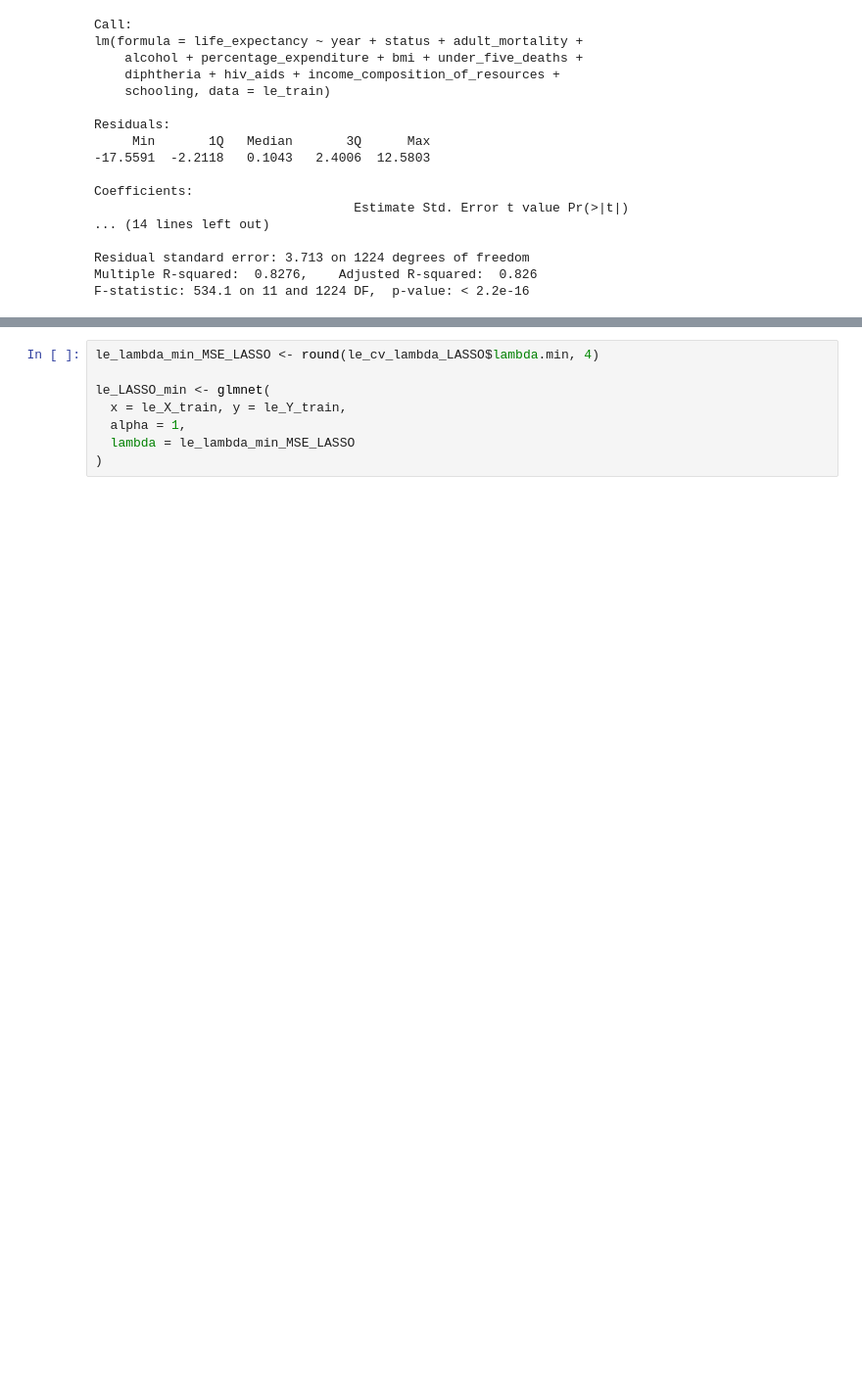
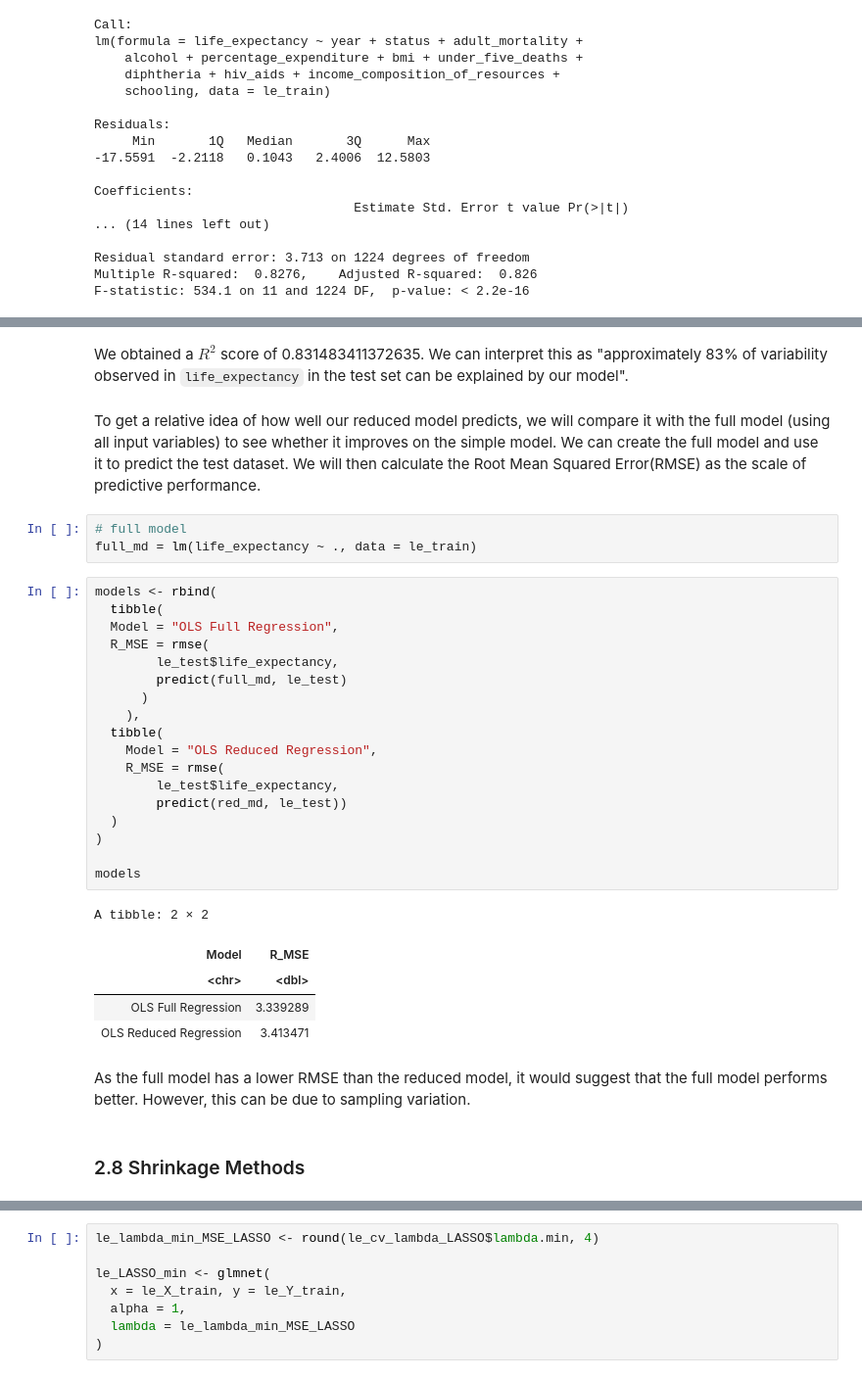
Before and after one commit to fionawang-yf/STAT301-LifeExpectancy, a Jupyter notebook: STAT301-Group1-Report.ipynb, the cells around one changed output, grey strips where cells are left out. Shown at 98% size. Cells and saved outputs as stored; diff of their text form; blank space fills up the shorter version.

```diff
--- a/STAT301-Group1-Report.ipynb
+++ b/STAT301-Group1-Report.ipynb
@@ -496 +547,36 @@ F-statistic: 534.1 on 11 and 1224 DF,  p-value: < 2.2e-16
+# %% [markdown]
+We obtained a $R^2$ score of 0.831483411372635. We can interpret this as "approximately 83% of variability observed in `life_expectancy` in the test set can be explained by our model".
+# %% [markdown]
+To get a relative idea of how well our reduced model predicts, we will compare it with the full model (using all input variables) to see whether it improves on the simple model. We can create the full model and use it to predict the test dataset. We will then calculate the Root Mean Squared Error(RMSE) as the scale of predictive performance.
+# %%
+# full model
+full_md = lm(life_expectancy ~ ., data = le_train)
+# %%
+models <- rbind(
+  tibble(
+  Model = "OLS Full Regression",
+  R_MSE = rmse(
+        le_test$life_expectancy,
+        predict(full_md, le_test)
+      )
+    ),
+  tibble(
+    Model = "OLS Reduced Regression",
+    R_MSE = rmse(
+        le_test$life_expectancy,
+        predict(red_md, le_test))
+  )
+)
+
+models
+# %% [output]
+A tibble: 2 × 2
+| Model | R_MSE |
+| <chr> | <dbl> |
+| OLS Full Regression | 3.339289 |
+| OLS Reduced Regression | 3.413471 |
+# %% [markdown]
+As the full model has a lower RMSE than the reduced model, it would suggest that the full model performs better. However, this can be due to sampling variation.
+# %% [markdown]
+### 2.8 Shrinkage Methods
 # %% [markdown]
```
Also changed, not shown: parts of 64 cells of this notebook.
